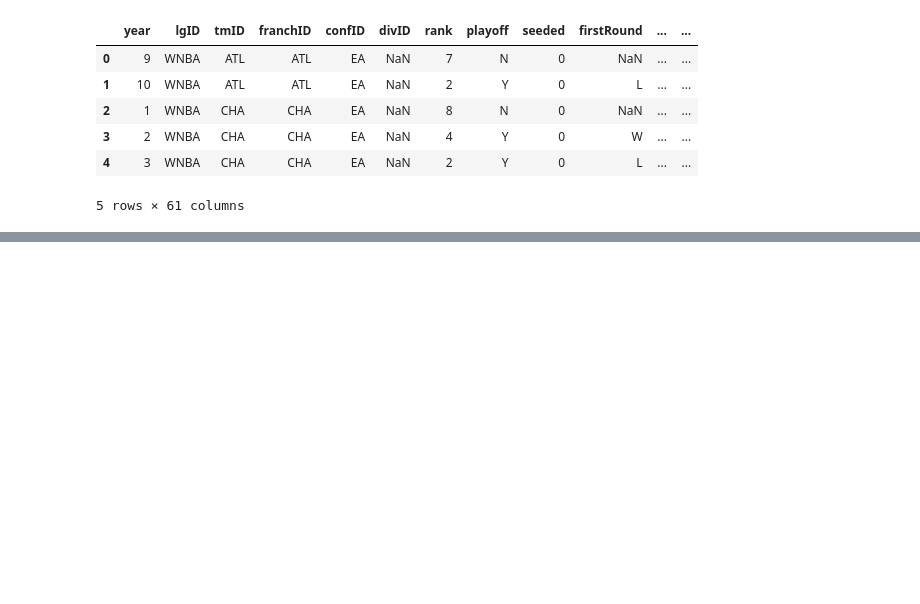
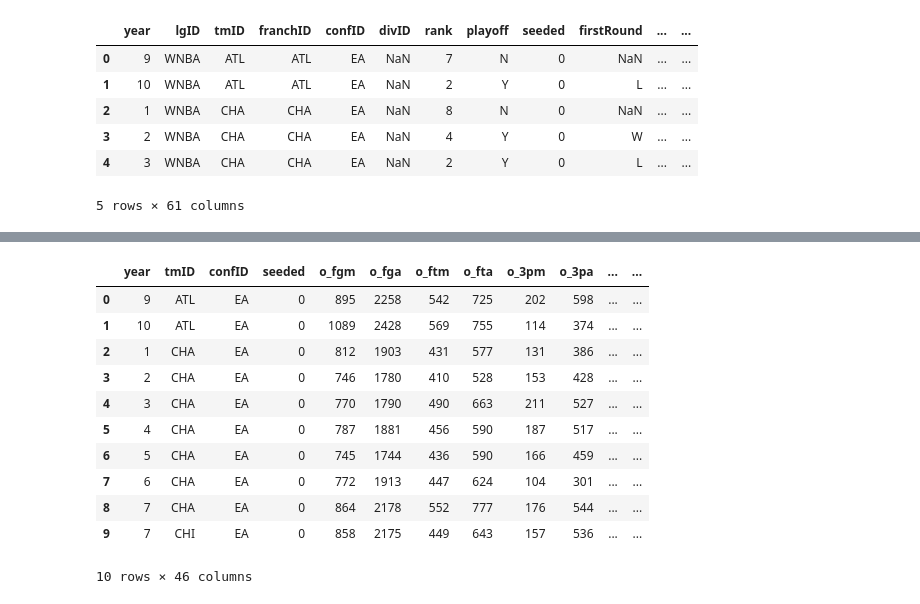
Before and after one commit to m21ark/ac, a Jupyter notebook: Dataset Analysis.ipynb, the cells around one changed output, grey strips where cells are left out. Drawn from its saved outputs; the diff is of its cells as text; code cells hidden in the pictures; blank space fills up the shorter version.

```diff
--- a/Dataset Analysis.ipynb
+++ b/Dataset Analysis.ipynb
@@ -104,0 +153,36 @@ df_teams = df_teams.drop(columns=['lgID', 'franchID', 'divID', 'Rank', 'Ghome',
+# %%
+# add a new feature that indicates the pecentage of games won
+df_teams['winPercentage'] = (df_teams['homeW'] + df_teams['awayW'])/ (df_teams['homeW'] + df_teams['awayW'] + df_teams['awayL'] + df_teams['homeL'])
+
+#
+#
+# Talvez dei bias ao adicionar esta feature ... porém parece que as vitorias em casa são indicadoras de sucesso
+#
+# add a new feature that indicates the pecentage of home games won
+df_teams['homeWinPercentage'] = df_teams['homeW'] / (df_teams['homeW'] + df_teams['homeL'])
+# add a new feature that indicates the pecentage of away games won
+df_teams['awayWinPercentage'] = df_teams['awayW'] / (df_teams['awayW'] + df_teams['awayL'])
+
+# drop the W and L features
+df_teams = df_teams.drop(columns=['homeW', 'homeL', 'awayW', 'awayL', 'won', 'lost'], axis=1)
+
+
+# Conf League wins and losses n parece influenciar o acesso a playoffs mas convém ver se tem algo a ver
+# remove confW and confL
+df_teams = df_teams.drop(columns=['confW', 'confL'], axis=1)
+
+
+df_teams.head(10)
+# %% [output]
+|  | year | tmID | confID | seeded | o_fgm | o_fga | o_ftm | o_fta | o_3pm | o_3pa | ... | ... |
+| 0 | 9 | ATL | EA | 0 | 895 | 2258 | 542 | 725 | 202 | 598 | ... | ... |
+| 1 | 10 | ATL | EA | 0 | 1089 | 2428 | 569 | 755 | 114 | 374 | ... | ... |
+| 2 | 1 | CHA | EA | 0 | 812 | 1903 | 431 | 577 | 131 | 386 | ... | ... |
+| 3 | 2 | CHA | EA | 0 | 746 | 1780 | 410 | 528 | 153 | 428 | ... | ... |
+| 4 | 3 | CHA | EA | 0 | 770 | 1790 | 490 | 663 | 211 | 527 | ... | ... |
+| 5 | 4 | CHA | EA | 0 | 787 | 1881 | 456 | 590 | 187 | 517 | ... | ... |
+| 6 | 5 | CHA | EA | 0 | 745 | 1744 | 436 | 590 | 166 | 459 | ... | ... |
+| 7 | 6 | CHA | EA | 0 | 772 | 1913 | 447 | 624 | 104 | 301 | ... | ... |
+| 8 | 7 | CHA | EA | 0 | 864 | 2178 | 552 | 777 | 176 | 544 | ... | ... |
+| 9 | 7 | CHI | EA | 0 | 858 | 2175 | 449 | 643 | 157 | 536 | ... | ... |
+10 rows × 46 columns
```
Also changed, not shown: parts of 10 cells of this notebook.
